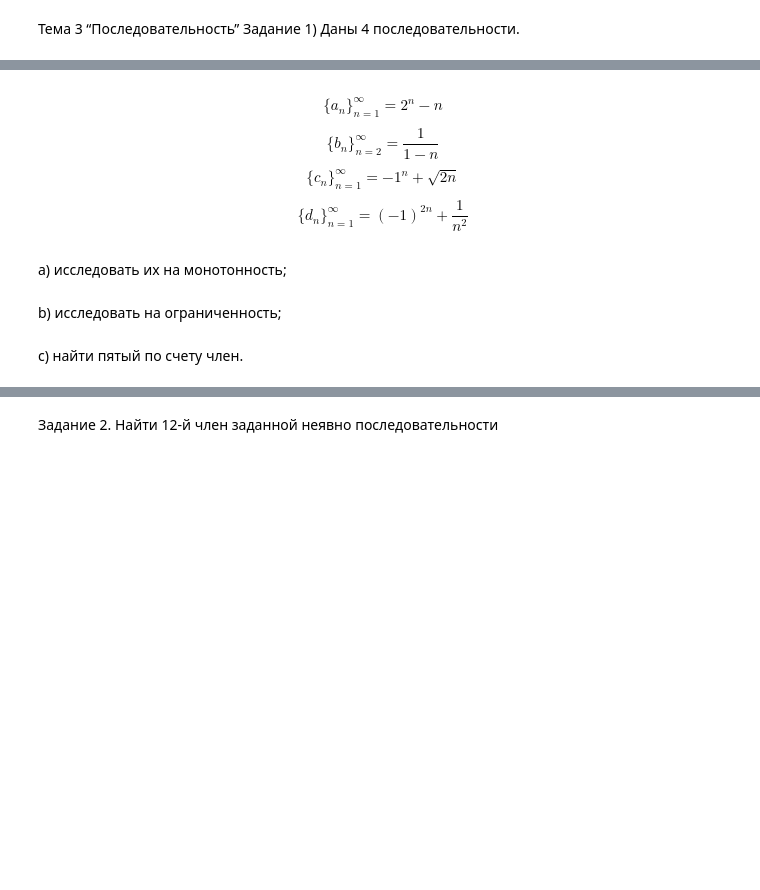
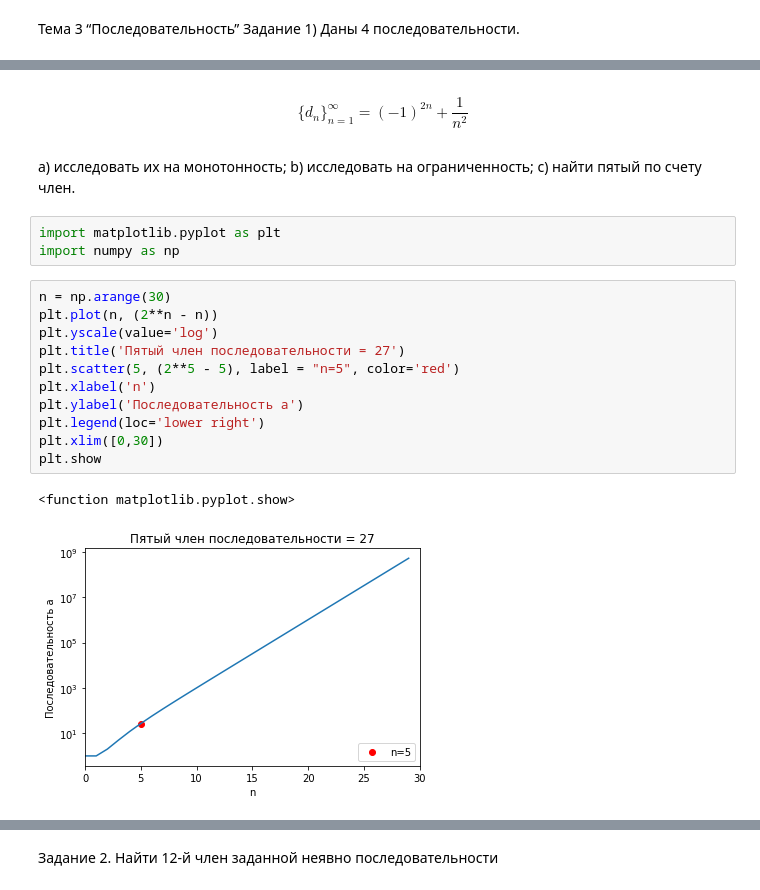
Before and after one commit to aldalinde/Python_for_DSc, a Jupyter notebook: Calculus_2.ipynb, the cells around one changed output, grey strips where cells are left out. Drawn from its saved outputs; the diff is of its cells as text; blank space fills up the shorter version.

```diff
--- a/Calculus_2.ipynb
+++ b/Calculus_2.ipynb
@@ -447,11 +453,21 @@ print((b | a) - c)
 # %% [markdown]
-$$ \{a_n\}^\infty_{n=1} = 2^n - n$$
-$$ \{b_n\}^\infty_{n=2} = \frac{1}{1-n}$$
-$$ \{c_n\}^\infty_{n=1} = -1^n + \sqrt{2n} $$
 $$ \{d_n\}^\infty_{n=1} = (-1)^{2n} + \frac{1}{n^2}$$
 # %% [markdown]
-a) исследовать их на монотонность;
+a) исследовать их на монотонность; b) исследовать на ограниченность; c) найти пятый по счету член.
-# %% [markdown]
-b) исследовать на ограниченность;
-# %% [markdown]
-c) найти пятый по счету член.
+# %%
+import matplotlib.pyplot as plt
+import numpy as np
+# %%
+n = np.arange(30)
+plt.plot(n, (2**n - n))
+plt.yscale(value='log')
+plt.title('Пятый член последовательности = 27')
+plt.scatter(5, (2**5 - 5), label = "n=5", color='red')
+plt.xlabel('n')
+plt.ylabel('Последовательность a')
+plt.legend(loc='lower right')
+plt.xlim([0,30])
+plt.show
+# %% [output]
+<function matplotlib.pyplot.show>
+[figure, added]
```
Also changed, not shown: parts of 30 cells of this notebook.
